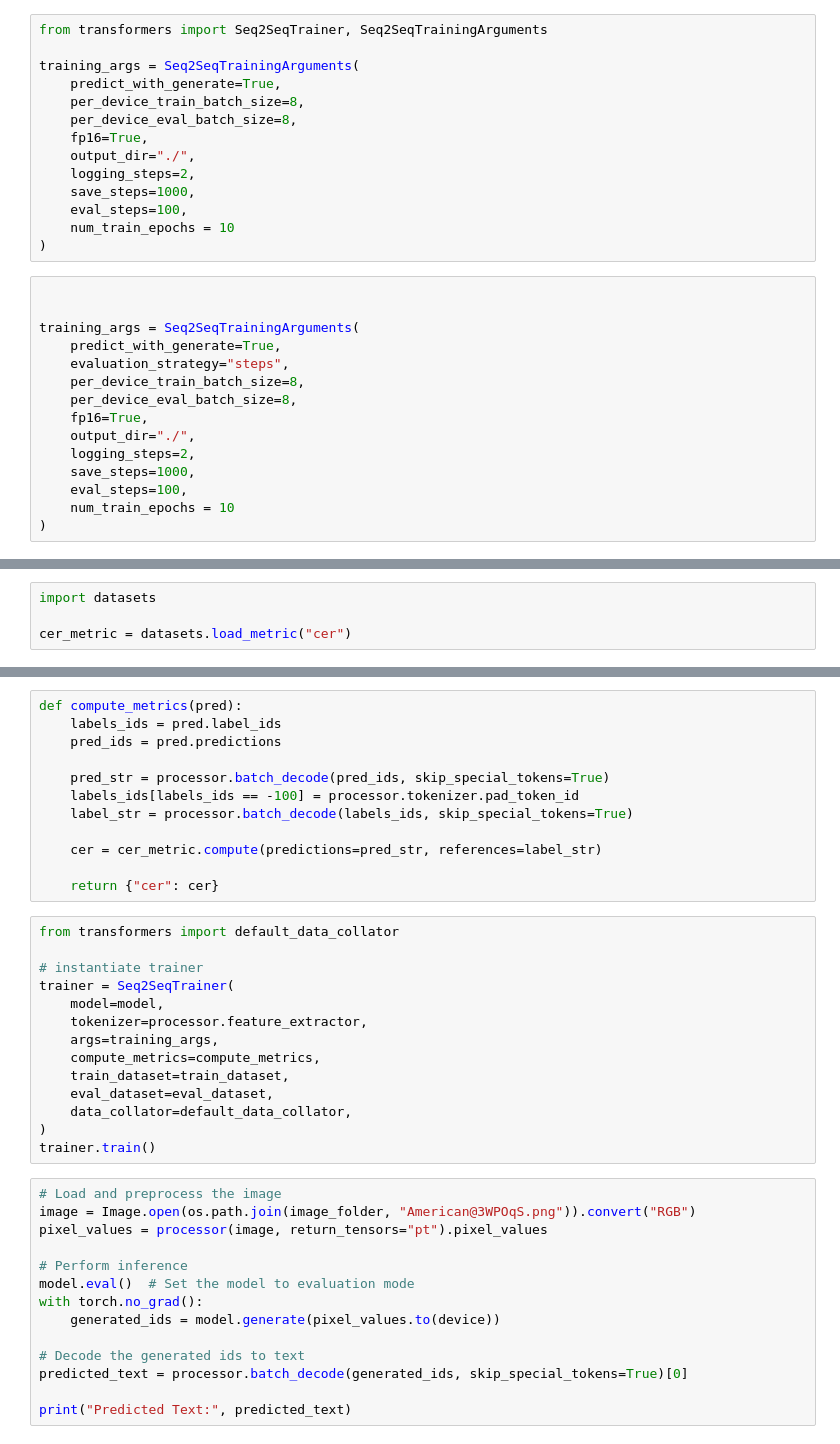
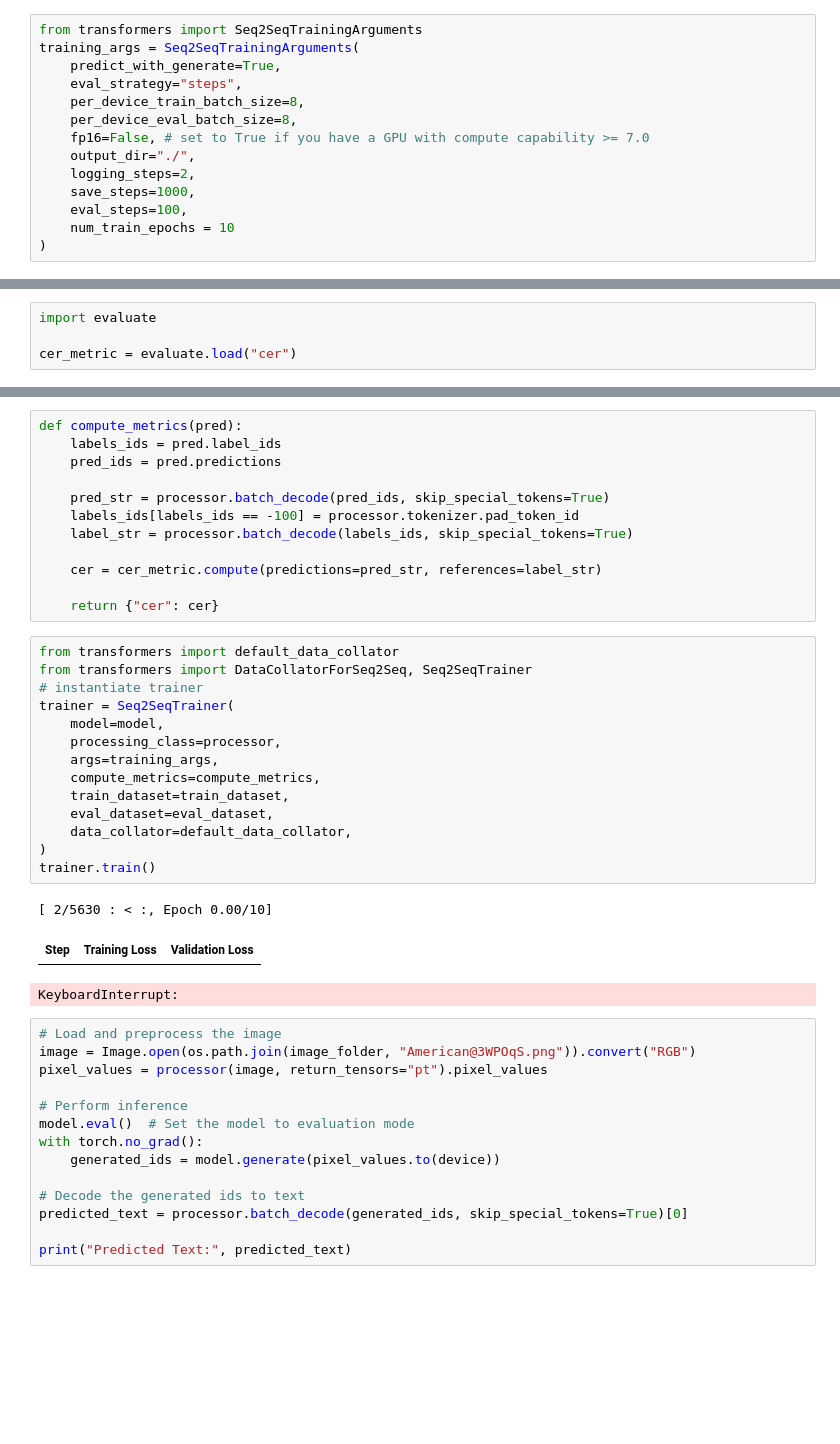
Before and after one commit to leonjyentub/CompVision2025, a Jupyter notebook: 15_4_TrOCR_fine_tuning.ipynb, the cells around one changed output, grey strips where cells are left out. Cells and saved outputs as stored; diff of their text form; blank space fills up the shorter version.

```diff
--- a/15_4_TrOCR_fine_tuning.ipynb
+++ b/15_4_TrOCR_fine_tuning.ipynb
@@ -166,31 +171,16 @@ model.config.no_repeat_ngram_size = 3
 model.config.length_penalty = 2.0
 model.config.num_beams = 4
 # %%
-from transformers import Seq2SeqTrainer, Seq2SeqTrainingArguments
-
+from transformers import Seq2SeqTrainingArguments
 training_args = Seq2SeqTrainingArguments(
     predict_with_generate=True,
+    eval_strategy="steps",
     per_device_train_batch_size=8,
     per_device_eval_batch_size=8,
-    fp16=True,
+    fp16=False, # set to True if you have a GPU with compute capability >= 7.0
     output_dir="./",
     logging_steps=2,
     save_steps=1000,
     eval_steps=100,
     num_train_epochs = 10
 )
-# %%
-
-
-training_args = Seq2SeqTrainingArguments(
-    predict_with_generate=True,
-    evaluation_strategy="steps",
-    per_device_train_batch_size=8,
-    per_device_eval_batch_size=8,
-    fp16=True,
-    output_dir="./",
-    logging_steps=2,
-    save_steps=1000,
-    eval_steps=100,
-    num_train_epochs = 10
-)
@@ -197,4 +197,4 @@ training_args = Seq2SeqTrainingArguments(
 # %%
-import datasets
+import evaluate
 
-cer_metric = datasets.load_metric("cer")
+cer_metric = evaluate.load("cer")
@@ -214,18 +212,22 @@ def compute_metrics(pred):
     return {"cer": cer}
 # %%
 from transformers import default_data_collator
-
+from transformers import DataCollatorForSeq2Seq, Seq2SeqTrainer
 # instantiate trainer
 trainer = Seq2SeqTrainer(
     model=model,
-    tokenizer=processor.feature_extractor,
+    processing_class=processor,
     args=training_args,
     compute_metrics=compute_metrics,
     train_dataset=train_dataset,
     eval_dataset=eval_dataset,
     data_collator=default_data_collator,
 )
 trainer.train()
+# %% [output]
+[ 2/5630 : < :, Epoch 0.00/10]
+| Step | Training Loss | Validation Loss |
+KeyboardInterrupt:
 # %%
 # Load and preprocess the image
 image = Image.open(os.path.join(image_folder, "American@3WPOqS.png")).convert("RGB")
```
Also changed, not shown: parts of 6 cells of this notebook, 1 other file.
